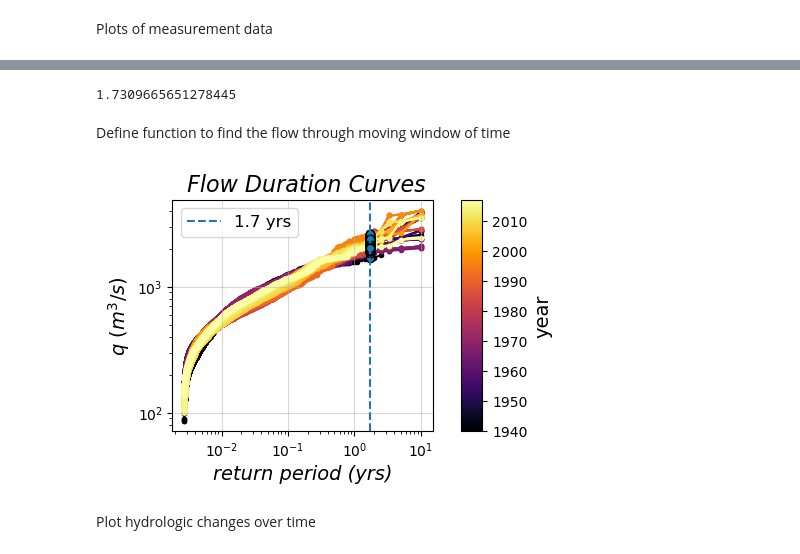
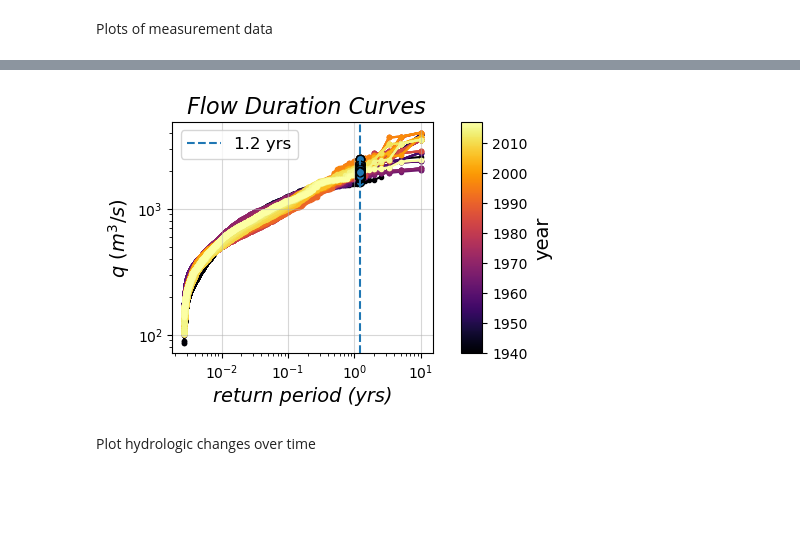
Before and after one commit to shelbyahrendt/Washington-State-channel-change-and-flood-risk, a Jupyter notebook: code/compute_channel_conveyance_and_RP_flow_change.ipynb, the cells around one changed output, grey strips where cells are left out. Cells and saved outputs as stored; diff of their text form; code cells hidden in the pictures; blank space fills up the shorter version.

Commit message:
updated code and example data

```diff
--- a/code/compute_channel_conveyance_and_RP_flow_change.ipynb
+++ b/code/compute_channel_conveyance_and_RP_flow_change.ipynb
@@ -26,3 +33,19 @@ measurement_data['measurement_dt'] = pd.to_datetime(measurement_data.measurement
 mean_daily_data = pd.read_csv(r'example_data_Skagit Near Mt. Vernon_12200500_mean_daily_data.csv')
 mean_daily_data['datetime'] = pd.to_datetime(mean_daily_data['datetime'])
 rating_curve = pd.read_csv(r'example_rating_curve_Skagit Near Mt. Vernon_12200500_posterior_rating.csv', sep=';')
+# %%
+def find_RP_flow(x, RP): #RP in yrs
+    P = 1 - np.arange(1, len(x)+1)/(1 + len(x))
+    RP_vector = 1/(P)
+    rp_days = RP*365
+    q_RP = np.interp(rp_days,
+                     np.sort(RP_vector),
+                     np.sort(x))
+    RP_vector = pd.Series(RP_vector) #if rp is dataframe
+    return(q_RP, RP_vector)
+
+chosen_RP=1.2 #yrs to estimate flow from
+no_yrs_per_window=10 #number of years to include in each dataspan for creating flow-duration curves
+days_per_window = 365*no_yrs_per_window
+window_size = dt.timedelta(days=days_per_window) #datetime object for shifting data
+d_window_shift = 365 #days to shift window over by before creating next FDC and interpolating Q(RP)
@@ -174,9 +180,3 @@ def find_RP(x, flood_flow):
-# %%
-RPs, rp_rating_flood_flow_days = find_RP(mean_daily_subset.discharge_cms, flood_flow)
-rp_rating_flood_flow_years = rp_rating_flood_flow_days/365
-rp_rating_flood_flow_years
-# %% [output]
-1.7309665651278445
 # %%
 start = min(mean_daily_data['datetime'])
 end = max(mean_daily_data['datetime'])
@@ -186,17 +186,6 @@ t = pd.to_datetime(
 rp_flows = np.zeros(len(t)) #create vector to hold rp flows
 rps = pd.DataFrame() #rows hold time, colums hold RPs for each subset_window
 qs = pd.DataFrame() #rows hold time, columns hold flows for each subset_window
-# %% [markdown]
-Define function to find the flow through moving window of time
-# %%
-def find_RP_flow(x, RP): #RP in days
-    P = 1 - np.arange(1, len(x)+1)/(1 + len(x))
-    RP = 1/(P)
-    q_RP = np.interp(rp_days,
-                     np.sort(RP),
-                     np.sort(x))
-    RP = pd.Series(RP) #if rp is dataframe
-    return(q_RP, RP)
 # %%
 color_i = np.linspace(0, 1, int(len(t)))
 # f, ax = mp.subplots(figsize=(3.5,3))
@@ -213,7 +202,7 @@ for i, window_start in enumerate(t):
 
     #only compute a flow if subset of data is sufficiently complete (has at least 8 years of data)
     if len(subset) > 8*365:
-        rp_flows[i], rps = find_RP_flow(subset.discharge_cms, rp_days)
+        rp_flows[i], rps = find_RP_flow(subset.discharge_cms, chosen_RP)
         ax0.loglog(
             rps/365, np.sort(subset.discharge_cms),
             color=mp.cm.inferno(color_i[i]),
@@ -222,8 +211,8 @@ for i, window_start in enumerate(t):
             zorder=1
         )
         ax0.scatter(
-            rp_days/365,
-            find_RP_flow(subset.discharge_cms, rp_days)[0],
+            chosen_RP,
+            find_RP_flow(subset.discharge_cms, chosen_RP)[0],
             color='C0',
             edgecolor='k',
             zorder=2
@@ -231,36 +220,36 @@ for i, window_start in enumerate(t):
     else:
         rp_flows[i] = np.nan
 
 ax0.set_xlabel('return period (yrs)', fontsize=14, fontstyle='italic')
 ax0.set_ylabel('q $(m^3/s)$', fontsize=14, fontstyle='italic')
 ax0.set_title(' Flow Duration Curves',
              fontsize=16, fontstyle='italic')
-ax0.axvline(rp_days/365,
+ax0.axvline(chosen_RP,
            color='C0',
            linestyle='--',
-           label='%.1f yrs'%rp_years)
+           label='%.1f yrs'%chosen_RP)
 ax0.legend(fontsize=12)
 ax0.grid(True,
         alpha=0.5,
         zorder=0)
 
 #create colorbar
 cmap = mpl.cm.inferno
 norm = mpl.colors.Normalize(
     vmin=min(mean_daily_data['datetime'].dt.year),
     vmax=max(mean_daily_data['datetime'].dt.year)
 )
 cb1 = mpl.colorbar.ColorbarBase(
     ax1,
     cmap=cmap,
     norm=norm,
     orientation='vertical'
 )
 cb1.set_label('year', fontsize=14)
 
 mp.show(f)
 # %% [output]
-[figure, old version]
+[figure, new version]
 # %% [markdown]
 Plot hydrologic changes over time
 # %%
```
Also changed, not shown: parts of 20 cells of this notebook, 2 other files.
